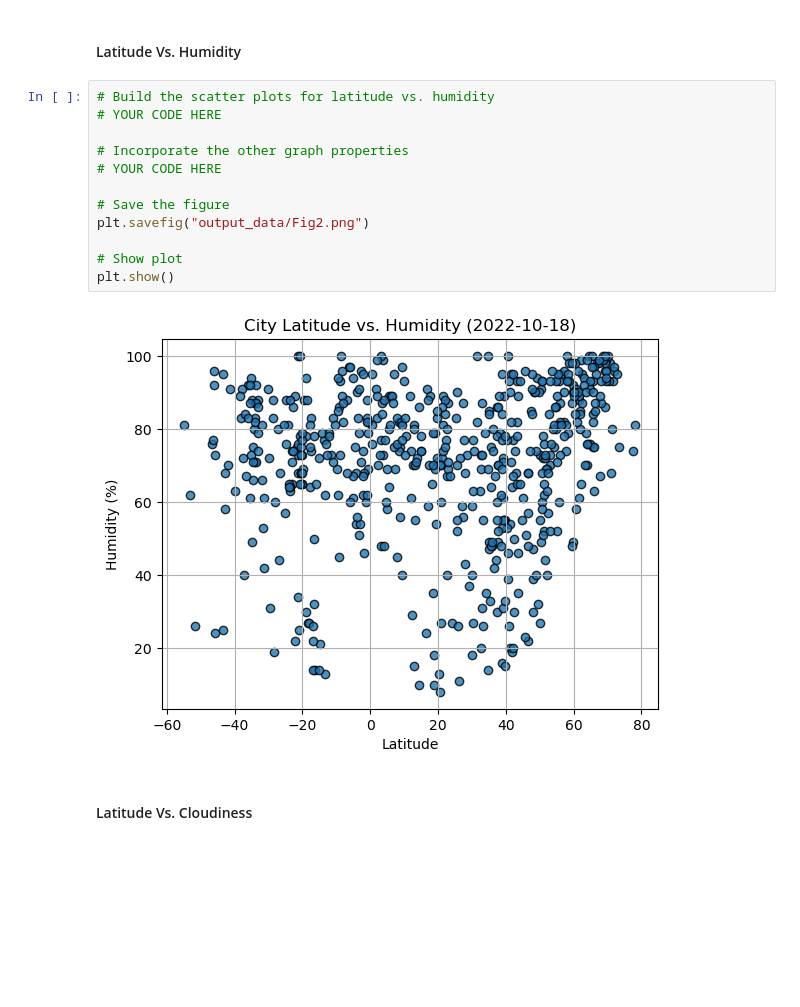
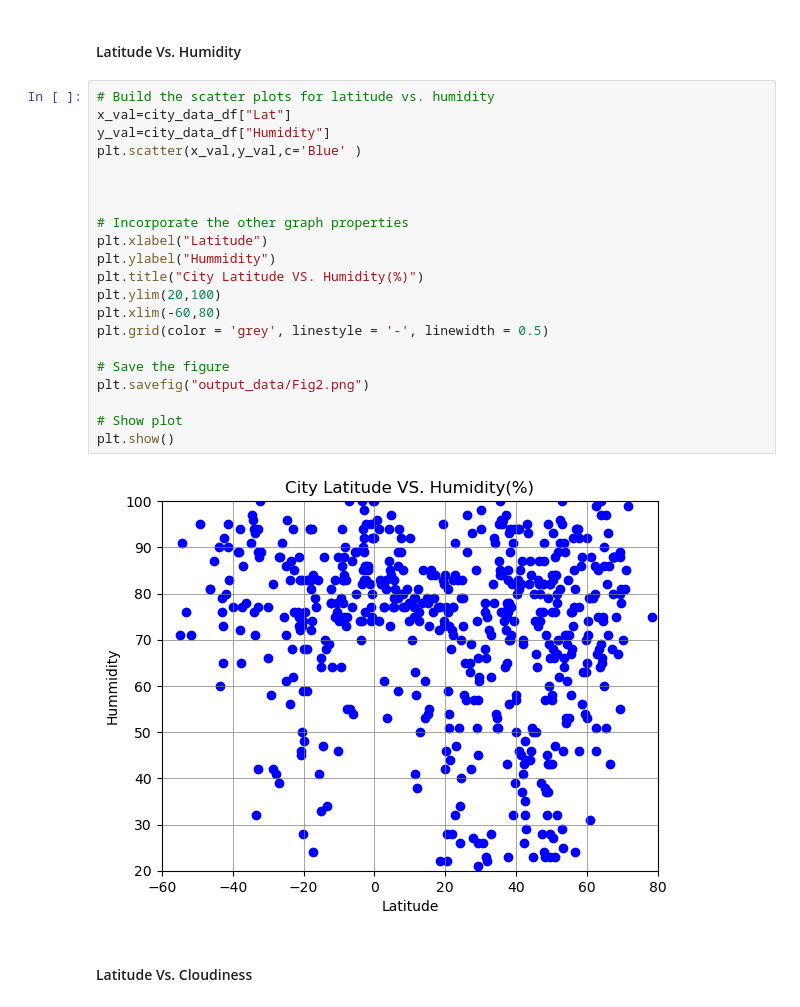
Before and after one commit to Dhawanpreetk/api-challenge, a Jupyter notebook: WeatherPy/WeatherPy.ipynb, the cells around one changed output. Cells and saved outputs as stored; diff of their text form; blank space fills up the shorter version.

```diff
--- a/WeatherPy/WeatherPy.ipynb
+++ b/WeatherPy/WeatherPy.ipynb
@@ -205,18 +218,27 @@ plt.show()
 #### Latitude Vs. Humidity
 # %%
 # Build the scatter plots for latitude vs. humidity
-# YOUR CODE HERE
+x_val=city_data_df["Lat"]
+y_val=city_data_df["Humidity"]
+plt.scatter(x_val,y_val,c='Blue' )
+
+
 
 # Incorporate the other graph properties
-# YOUR CODE HERE
+plt.xlabel("Latitude")
+plt.ylabel("Hummidity")
+plt.title("City Latitude VS. Humidity(%)")
+plt.ylim(20,100)
+plt.xlim(-60,80)
+plt.grid(color = 'grey', linestyle = '-', linewidth = 0.5)
 
 # Save the figure
 plt.savefig("output_data/Fig2.png")
 
 # Show plot
 plt.show()
 # %% [output]
-[figure, old version]
+[figure, new version]
 # %% [markdown]
 #### Latitude Vs. Cloudiness
 # %%
```
Also changed, not shown: parts of 28 cells of this notebook, 5 other files.
